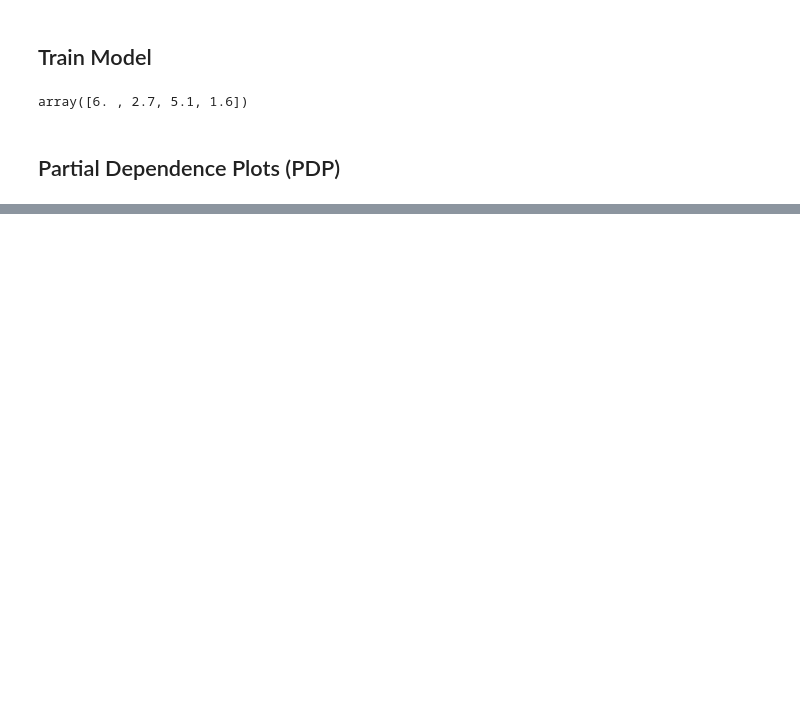
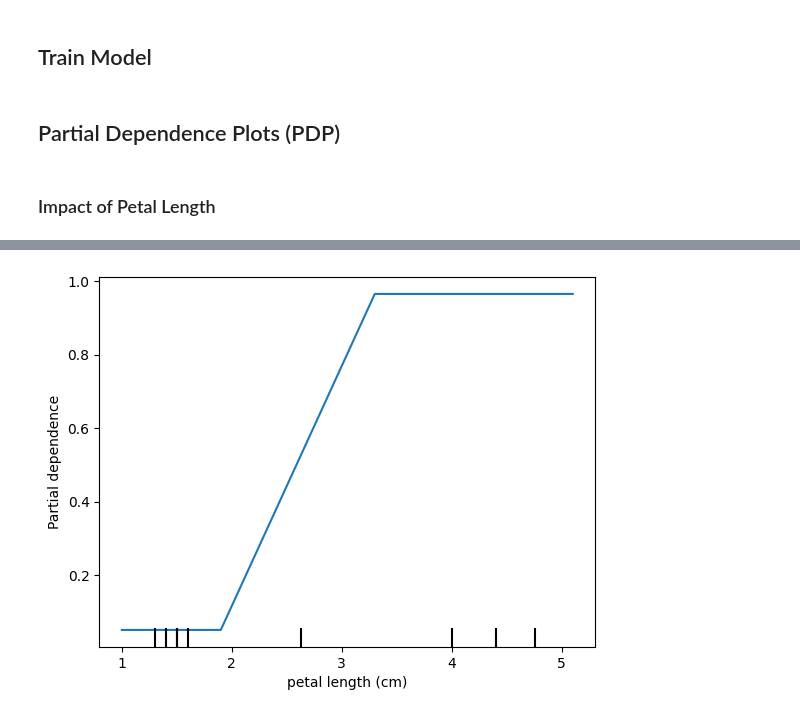
Before and after one commit to XueqingWu/Explainable_AI_Global_Explanation, a Jupyter notebook: Global_Explanation.ipynb, the cells around one changed output, grey strips where cells are left out. Saved outputs shown, nothing was run; the diff lists cells and outputs as text; code cells hidden in the pictures; blank space fills up the shorter version.

```diff
--- a/Global_Explanation.ipynb
+++ b/Global_Explanation.ipynb
@@ -89,6 +86,19 @@ X=X.to_numpy()  # Features as numpy array
 X_train, X_test, y_train, y_test = train_test_split(X, y, test_size=0.2, random_state=42)
 
 # Now X_train, X_test, y_train, y_test can be used for training and testing
+# %%
+from sklearn.model_selection import train_test_split
+
+# Assuming iris_df is your DataFrame and target is the column you want to predict
+y = iris_df["target"]  # Target variable
+X = iris_df.drop("target", axis=1)
+# features=X.columns
+# X=X.to_numpy()  # Features as numpy array
+
+# Split the dataset into training and testing sets
+X_train, X_test, y_train, y_test = train_test_split(X, y, test_size=0.2, random_state=42)
+
+# Now X_train, X_test, y_train, y_test can be used for training and testing
 # %%
 X_test
 # %% [output]
@@ -115,16 +125,14 @@ array([[6. , 2.7, 5.1, 1.6],
 # Train XGBoost model
 X_train, X_test, y_train, y_test = train_test_split(X, y, test_size=0.5, random_state=42)
 model = xgboost.XGBClassifier().fit(X_train, y_train)
-# %%
-X_test.iloc[:, 0]
-# %% [output]
-array([6. , 2.7, 5.1, 1.6])
 # %% [markdown]
 ## Partial Dependence Plots (PDP)
+# %% [markdown]
+### Impact of Petal Length
 # %%
 
 # Choose the feature of interest
-features =[:, 0]
+features =['petal length (cm)']
 
 # Use PartialDependenceDisplay to plot PDP
 PartialDependenceDisplay.from_estimator(model, X_test, features, kind='average') #kind='both'
@@ -132,0 +141 @@ SyntaxError: invalid syntax (<ipython-input-20-b55431f3a316>, line 2)
+[figure, added]
```
Also changed, not shown: parts of 10 cells of this notebook.
